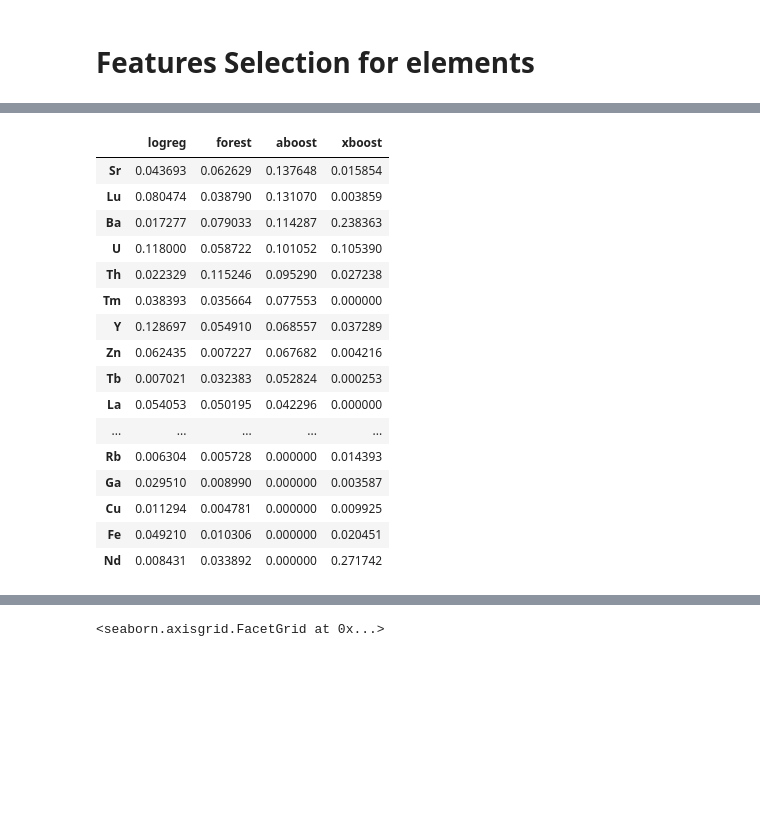
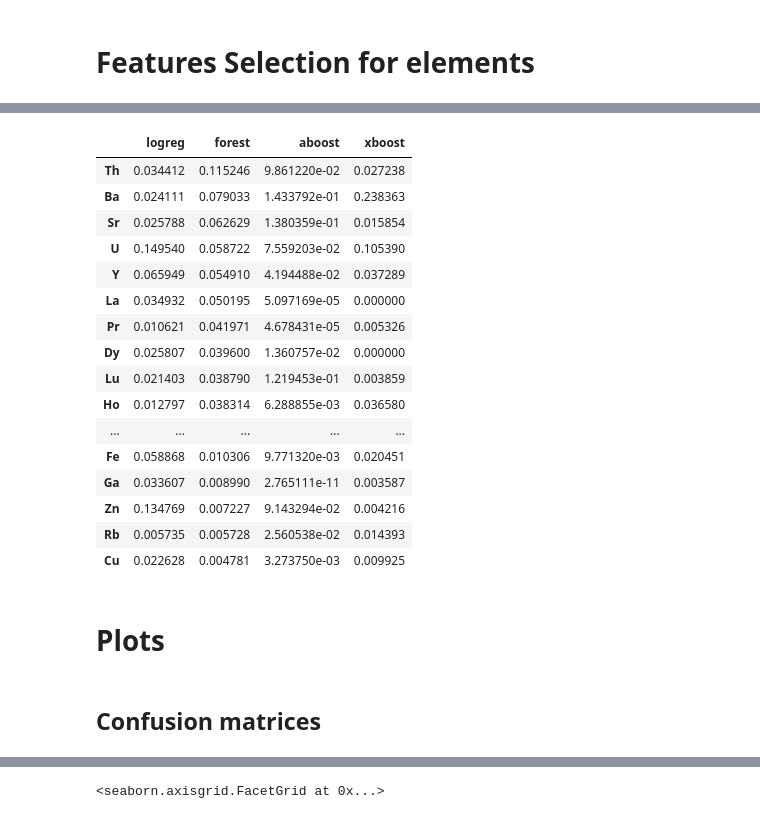
Before and after one commit to MikeRockSurowski/Locality, a Jupyter notebook: Bones from Gobi - loc prediction.ipynb, the cells around one changed output, grey strips where cells are left out. Saved outputs shown, nothing was run; the diff lists cells and outputs as text; code cells hidden in the pictures; blank space fills up the shorter version.

```diff
--- a/Bones from Gobi - loc prediction.ipynb
+++ b/Bones from Gobi - loc prediction.ipynb
@@ -1280,0 +1729,2 @@ aboost_predframe
+# %%
+aboost_lb2_bparams = sorted_grid_aboost.iloc[0]['params']
@@ -1280,0 +1735,4 @@ aboost_predframe
+# %%
+aboost_lb2_best = AdaBoostClassifier(random_state=13, **aboost_lb2_bparams)
+# %%
+aboost_lb2_best.fit(lb2_train, locs_lb2_train)
@@ -1413,5 +1921,5 @@ xboost: ['Mn' 'Fe' 'Rb' 'Sr' 'Y' 'Ba' 'Ce' 'Nd' 'Sm' 'Eu' 'Ho' 'Yb' 'Th' 'U']
 # %%
-feats_importances = models_feats(logreg=logreg_best, forest=forest_best, aboost=aboost_best, xboost=xboost_best)
+feats_importances = models_feats(logreg=logreg_lb2_best, forest=forest_lb2_best, aboost=aboost_lb2_best, xboost=xboost_lb2_best)
 # %%
 model_names = ['logreg', 'forest', 'aboost', 'xboost']
 # %%
@@ -1448,22 +1956,26 @@ TOTAL:  0.8642644360661507
 # %%
-feats_importances.sort_values('aboost', ascending=False)
+feats_importances.sort_values('forest', ascending=False)
 # %% [output]
 |  | logreg | forest | aboost | xboost |
-| Sr | 0.043693 | 0.062629 | 0.137648 | 0.015854 |
-| Lu | 0.080474 | 0.038790 | 0.131070 | 0.003859 |
-| Ba | 0.017277 | 0.079033 | 0.114287 | 0.238363 |
-| U | 0.118000 | 0.058722 | 0.101052 | 0.105390 |
-| Th | 0.022329 | 0.115246 | 0.095290 | 0.027238 |
-| Tm | 0.038393 | 0.035664 | 0.077553 | 0.000000 |
-| Y | 0.128697 | 0.054910 | 0.068557 | 0.037289 |
-| Zn | 0.062435 | 0.007227 | 0.067682 | 0.004216 |
-| Tb | 0.007021 | 0.032383 | 0.052824 | 0.000253 |
-| La | 0.054053 | 0.050195 | 0.042296 | 0.000000 |
+| Th | 0.034412 | 0.115246 | 9.861220e-02 | 0.027238 |
+| Ba | 0.024111 | 0.079033 | 1.433792e-01 | 0.238363 |
+| Sr | 0.025788 | 0.062629 | 1.380359e-01 | 0.015854 |
+| U | 0.149540 | 0.058722 | 7.559203e-02 | 0.105390 |
+| Y | 0.065949 | 0.054910 | 4.194488e-02 | 0.037289 |
+| La | 0.034932 | 0.050195 | 5.097169e-05 | 0.000000 |
+| Pr | 0.010621 | 0.041971 | 4.678431e-05 | 0.005326 |
+| Dy | 0.025807 | 0.039600 | 1.360757e-02 | 0.000000 |
+| Lu | 0.021403 | 0.038790 | 1.219453e-01 | 0.003859 |
+| Ho | 0.012797 | 0.038314 | 6.288855e-03 | 0.036580 |
 | ... | ... | ... | ... | ... |
-| Rb | 0.006304 | 0.005728 | 0.000000 | 0.014393 |
-| Ga | 0.029510 | 0.008990 | 0.000000 | 0.003587 |
-| Cu | 0.011294 | 0.004781 | 0.000000 | 0.009925 |
-| Fe | 0.049210 | 0.010306 | 0.000000 | 0.020451 |
-| Nd | 0.008431 | 0.033892 | 0.000000 | 0.271742 |
+| Fe | 0.058868 | 0.010306 | 9.771320e-03 | 0.020451 |
+| Ga | 0.033607 | 0.008990 | 2.765111e-11 | 0.003587 |
+| Zn | 0.134769 | 0.007227 | 9.143294e-02 | 0.004216 |
+| Rb | 0.005735 | 0.005728 | 2.560538e-02 | 0.014393 |
+| Cu | 0.022628 | 0.004781 | 3.273750e-03 | 0.009925 |
+# %% [markdown]
+# Plots
 # %%
 sns.set_theme(palette='colorblind', style='ticks')
+# %% [markdown]
+## Confusion matrices
```
Also changed, not shown: parts of 324 cells of this notebook, 34 other files.
